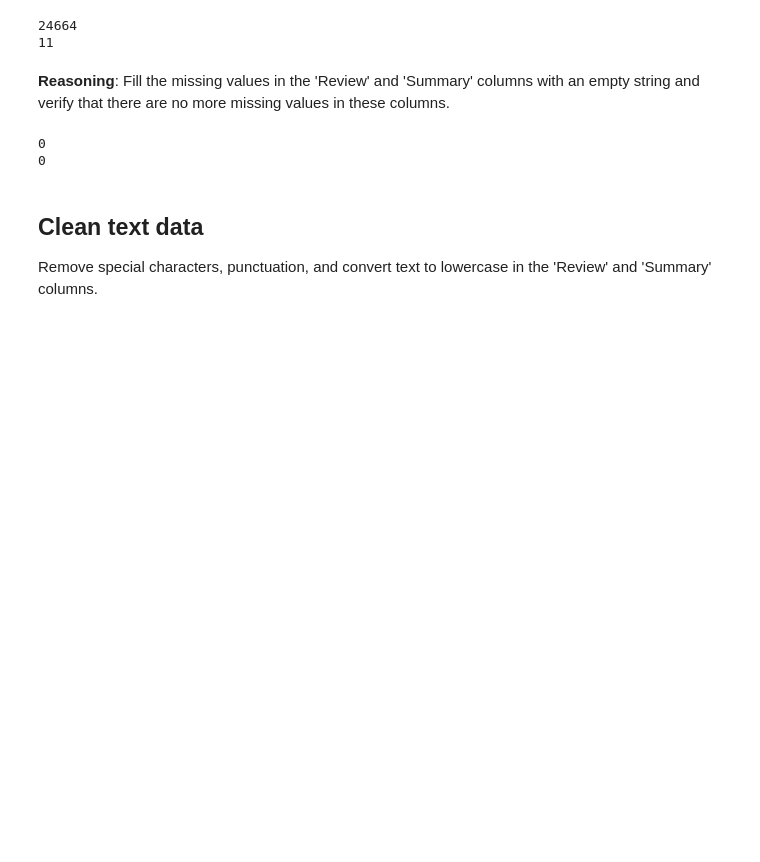
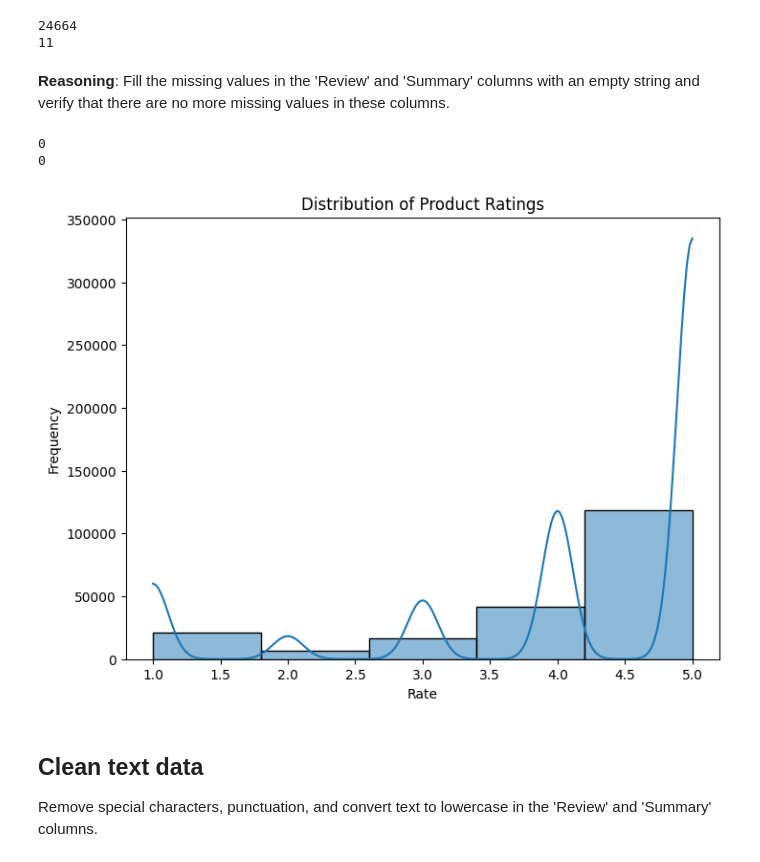
Before and after one commit to preetikhullbe/preetikhullbe-product_review_sentiment_analysis, a Jupyter notebook: Products_review_Sentiment.ipynb, the cells around one changed output. Drawn from its saved outputs; the diff is of its cells as text; code cells hidden in the pictures; blank space fills up the shorter version.

```diff
--- a/Products_review_Sentiment.ipynb
+++ b/Products_review_Sentiment.ipynb
@@ -97,6 +97,21 @@ print(df['Summary'].isnull().sum())
 # %% [output]
 0
 0
+# %%
+# prompt: add different visualizations for better understaing
+
+import matplotlib.pyplot as plt
+import seaborn as sns
+
+# Visualize the distribution of 'Rate'
+plt.figure(figsize=(8, 6))
+sns.histplot(df['Rate'], bins=5, kde=True)
+plt.title('Distribution of Product Ratings')
+plt.xlabel('Rate')
+plt.ylabel('Frequency')
+plt.show()
+# %% [output]
+[figure, added]
 # %% [markdown]
 ## Clean text data
 
```
